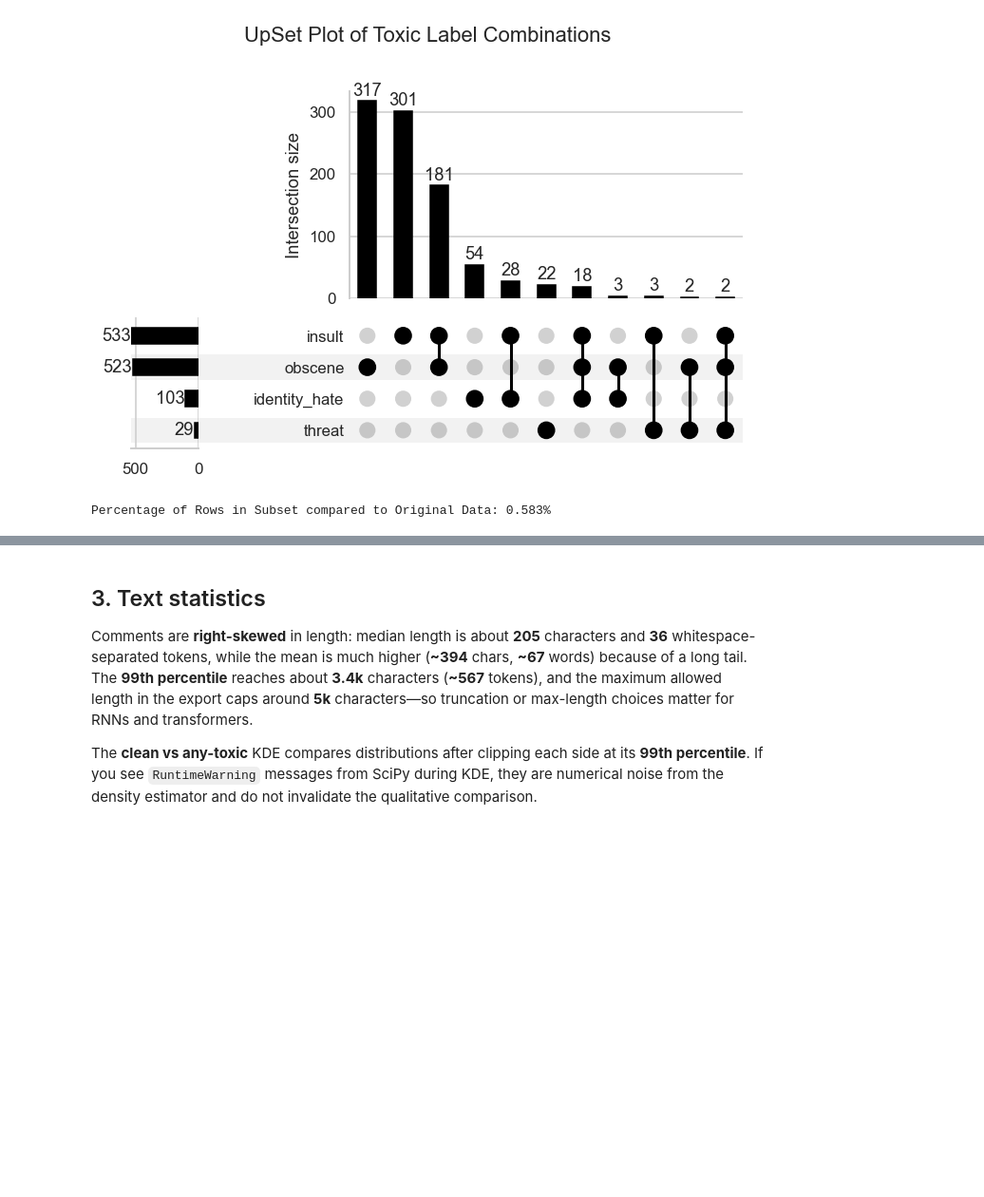
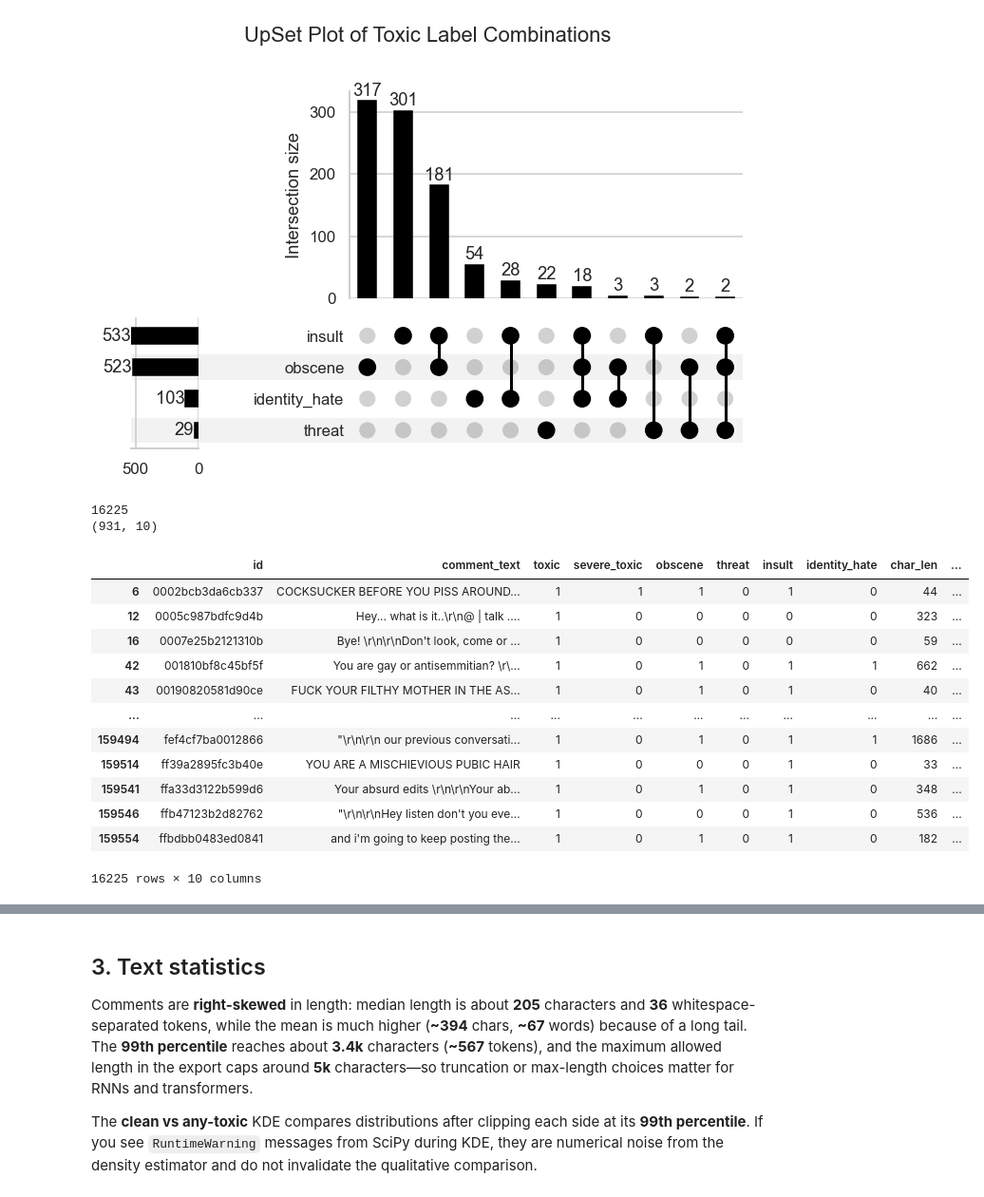
Before and after one commit to danlam-sudo/cmpe258-2026Fall-ToxicCommentDetection, a Jupyter notebook: eda/EDA.ipynb, the cells around one changed output, grey strips where cells are left out. Shown at 95% size. Cells and saved outputs as stored; diff of their text form; code cells hidden in the pictures; blank space fills up the shorter version.

```diff
--- a/eda/EDA.ipynb
+++ b/eda/EDA.ipynb
@@ -347,5 +363,23 @@ For example, when doing 'df[col].method(value, inplace=True)', try using 'df.met
 # %%
 # Show Distribution of Labels in this subset compared to original DataFrame
 # i.e., percentage of threats, percentage of obscene, etc.
+# (number of comments with that label in the subset) / (total number of toxic comments in the subset)
+print(any_toxic.sum())
+print(toxic_var_df.shape)
+display(df[any_toxic.astype(bool)])
 # %% [output]
-Percentage of Rows in Subset compared to Original Data: 0.583%
+16225
+(931, 10)
+|  | id | comment_text | toxic | severe_toxic | obscene | threat | insult | identity_hate | char_len | ... |
+| 6 | 0002bcb3da6cb337 | COCKSUCKER BEFORE YOU PISS AROUND... | 1 | 1 | 1 | 0 | 1 | 0 | 44 | ... |
+| 12 | 0005c987bdfc9d4b | Hey... what is it..\r\n@ | talk .... | 1 | 0 | 0 | 0 | 0 | 0 | 323 | ... |
+| 16 | 0007e25b2121310b | Bye! \r\n\r\nDon't look, come or ... | 1 | 0 | 0 | 0 | 0 | 0 | 59 | ... |
+| 42 | 001810bf8c45bf5f | You are gay or antisemmitian? \r\... | 1 | 0 | 1 | 0 | 1 | 1 | 662 | ... |
+| 43 | 00190820581d90ce | FUCK YOUR FILTHY MOTHER IN THE AS... | 1 | 0 | 1 | 0 | 1 | 0 | 40 | ... |
+| ... | ... | ... | ... | ... | ... | ... | ... | ... | ... | ... |
+| 159494 | fef4cf7ba0012866 | "\r\n\r\n our previous conversati... | 1 | 0 | 1 | 0 | 1 | 1 | 1686 | ... |
+| 159514 | ff39a2895fc3b40e | YOU ARE A MISCHIEVIOUS PUBIC HAIR | 1 | 0 | 0 | 0 | 1 | 0 | 33 | ... |
+| 159541 | ffa33d3122b599d6 | Your absurd edits \r\n\r\nYour ab... | 1 | 0 | 1 | 0 | 1 | 0 | 348 | ... |
+| 159546 | ffb47123b2d82762 | "\r\n\r\nHey listen don't you eve... | 1 | 0 | 0 | 0 | 1 | 0 | 536 | ... |
+| 159554 | ffbdbb0483ed0841 | and i'm going to keep posting the... | 1 | 0 | 1 | 0 | 1 | 0 | 182 | ... |
+16225 rows × 10 columns
```
Also changed, not shown: parts of 9 cells of this notebook, 1 other file.
